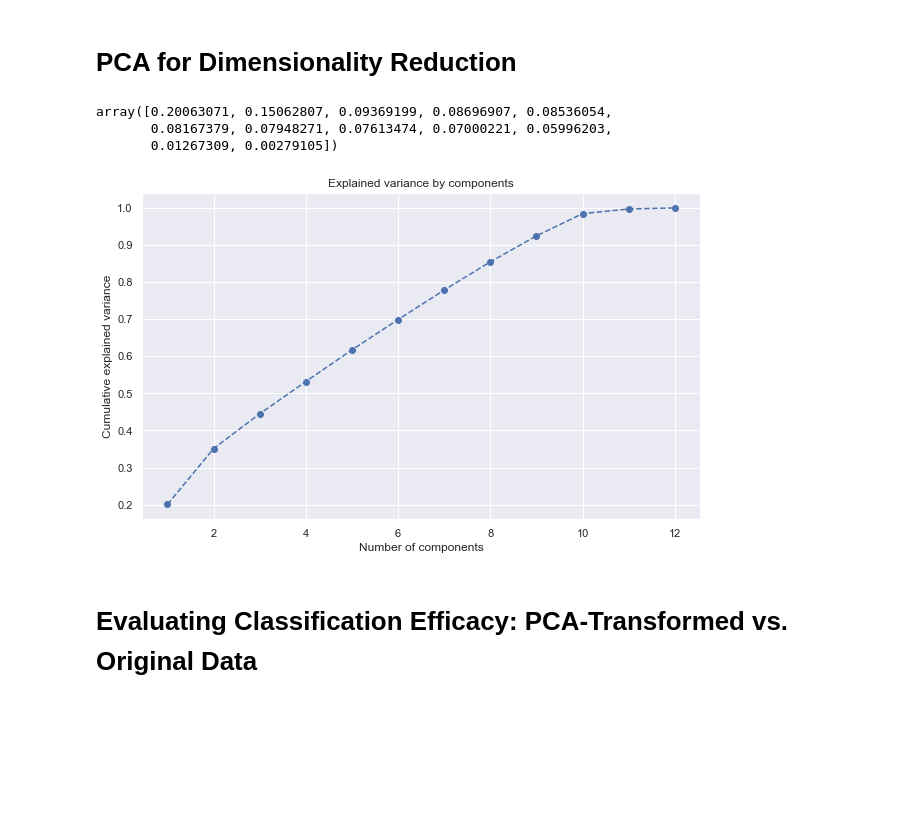
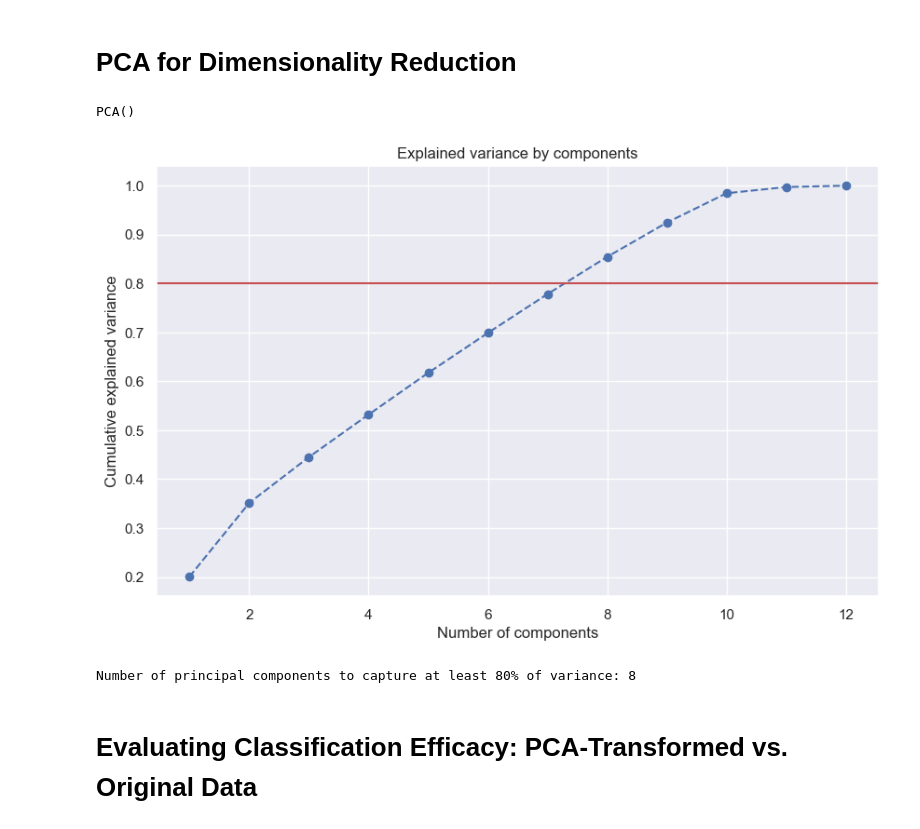
Before and after one commit to laanani-mohamed/music-genre-classification-with-pca, a Jupyter notebook: Solution.ipynb, the cells around one changed output. Cells and saved outputs as stored; diff of their text form; code cells hidden in the pictures; blank space fills up the shorter version.

Commit message:
jai la base, me reste ajouter des visualisation

```diff
--- a/Solution.ipynb
+++ b/Solution.ipynb
@@ -82,7 +79,7 @@ plt.show()
 # %%
 # Remove rows with missing genre labels
-df_music_nonull = df_music.dropna()
-df_music_nonull.head()
+df_nonull = df.dropna()
+df_nonull.head()
 # %% [output]
 |  | Tempo | Dynamics Range | Vocal Presence | Percussion Strength | String Instrument Detection | ... |
 | 0 | 114.618354 | 57.976367 | 53.251766 | 99.061840 | 14.686768 | ... |
@@ -144,16 +238,17 @@ plt.show()
 # %% [markdown]
 # PCA for Dimensionality Reduction
 # %%
-# Standartize the data
+# Step 1: Standardize the features (excluding 'Genre' column)
+features = df_nonull.drop(columns=['Genre'])
 scaler = StandardScaler()
-X_scaled = scaler.fit_transform(X)
+X_scaled = scaler.fit_transform(features)
 # %%
+# Step 2: Apply PCA
 pca = PCA()
-X_pca = pca.fit_transform(X_scaled)
+pca.fit(X_scaled)
+# %% [output]
+PCA()
 # %%
+# Step 3: Analyze explained variance by each principal component
 explained_variance = pca.explained_variance_ratio_
-explained_variance
+cumulative_variance = np.cumsum(explained_variance)
-# %% [output]
-array([0.20063071, 0.15062807, 0.09369199, 0.08696907, 0.08536054,
-       0.08167379, 0.07948271, 0.07613474, 0.07000221, 0.05996203,
-       0.01267309, 0.00279105])
@@ -160,13 +258,17 @@ array([0.20063071, 0.15062807, 0.09369199, 0.08696907, 0.08536054,
 # %%
 # Cumulative variance - the variance captured up untill a certain component
 plt.figure(figsize=(10,6))
 plt.plot(range(1,13),explained_variance.cumsum(),marker='o', linestyle='--')
+plt.axhline(y=0.80, color='r', linestyle='-')
 plt.title('Explained variance by components')
 plt.xlabel('Number of components')
 plt.ylabel('Cumulative explained variance')
 plt.show()
+
+print(f"Number of principal components to capture at least 80% of variance: {num_components}")
 # %% [output]
-[figure, old version]
+[figure, new version]
+Number of principal components to capture at least 80% of variance: 8
 # %%
 # Given the PCA results, we can use the first eight principal components
 pca = PCA(n_components=8)
```
Also changed, not shown: parts of 29 cells of this notebook, 1 other file.
